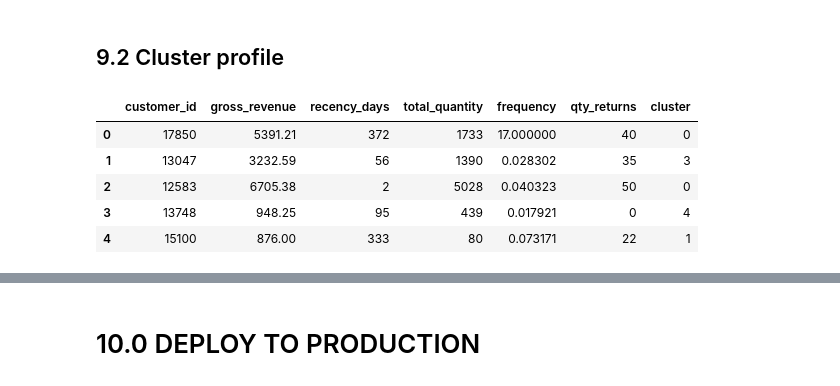
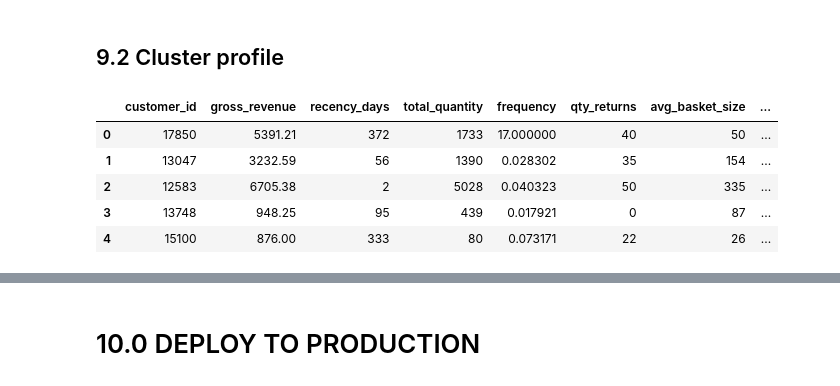
Before and after one commit to diegodinizf/insiders_clustering, a Jupyter notebook: reports/insiders_clustering_deploy_2022_10_26.ipynb, the cells around one changed output, grey strips where cells are left out. Drawn from its saved outputs; the diff is of its cells as text; code cells hidden in the pictures.

```diff
--- a/reports/insiders_clustering_deploy_2022_10_26.ipynb
+++ b/reports/insiders_clustering_deploy_2022_10_26.ipynb
@@ -361,13 +406,5 @@ dtype: int64
 # %%
 # df43 = df4.drop(columns=['customer_id'], axis=1).copy()
 
-cols_selected = ['customer_id', 'gross_revenue', 'recency_days', 'total_quantity', 'frequency', 'qty_returns']
+cols_selected = ['customer_id', 'gross_revenue', 'recency_days', 'total_quantity', 'frequency', 'qty_returns', 'avg_basket_size']
 df43 = df4[cols_selected].copy()
-# %%
-mm = pp.MinMaxScaler()
-
-df43['gross_revenue']      = mm.fit_transform(df43[['gross_revenue']])
-df43['recency_days']       = mm.fit_transform(df43[['recency_days']])
-df43['total_quantity']     = mm.fit_transform(df43[['total_quantity']])
-df43['frequency']          = mm.fit_transform(df43[['frequency']])
-df43['qty_returns']        = mm.fit_transform(df43[['qty_returns']])
@@ -386,10 +482,15 @@ X = df43.drop(columns=['customer_id', 'gross_revenue'], axis=1)
 y = df43['gross_revenue']
 
 # model definition
-rf_model = en.RandomForestRegressor(n_estimators=100, random_state=42)
+# rf_model = en.RandomForestRegressor(n_estimators=100, random_state=42)
 
 # model training
-rf_model.fit(X, y)
+# rf_model.fit(X, y)
+# rf_model = pickle.load(open('../models/rf_model.pkl', 'rb'))
+
+response_rf_model = s3client.get_object(Bucket='insiders-dataset-dnz', Key='rf_model.pkl')
+body_rf_model = response_rf_model['Body'].read()
+rf_model = pickle.loads(body_rf_model)
 
 # Leaf
 df_leaf = pd.DataFrame(rf_model.apply(X))
@@ -397,10 +498,19 @@ df_leaf = pd.DataFrame(rf_model.apply(X))
 # dataframe Leaf
 # %%
 # Reducer dimensionality
-reducer = umap.UMAP(n_neighbors=90, random_state=42)
-embedding = reducer.fit_transform(df_leaf)
+# reducer = umap.UMAP(n_neighbors=90, random_state=42)
+
+# reducer = pickle.load(open('../features/umap_reducer.pkl', 'rb'))
+
+response_reducer = s3client.get_object(Bucket='insiders-dataset-dnz', Key='umap_reducer.pkl')
+body_reducer = response_reducer['Body'].read()
+reducer = pickle.loads(body_reducer)
+
+embedding = reducer.transform(df_leaf)
 
 # embedding
 df_tree = pd.DataFrame()
 df_tree['embedding_x'] = embedding[:, 0]
 df_tree['embedding_y'] = embedding[:, 1]
+
+sns.scatterplot('embedding_x', 'embedding_y', data=df_tree)
@@ -444,23 +556,25 @@ SS value: 0.5715615749359131
 # %%
 df92 = df4[cols_selected].copy()
 df92['cluster'] = labels
 df92.head()
 
 # change the types
 df92['recency_days'] = df92['recency_days'].astype(np.int64)
 df92['total_quantity'] = df92['total_quantity'].astype(np.int64)
 df92['qty_returns'] = df92['qty_returns'].astype(np.int64)
+df92['avg_basket_size'] = df92['avg_basket_size'].astype(np.int64)
+df92['cluster'] = df92['cluster'].astype(np.int64)
 
 # df92['last_training_timestamp'] = datetime.now().strftime('%Y-%m-%d %H:%M:%S')
 
 df92.head()
 # %% [output]
-|  | customer_id | gross_revenue | recency_days | total_quantity | frequency | qty_returns | cluster |
-| 0 | 17850 | 5391.21 | 372 | 1733 | 17.000000 | 40 | 0 |
-| 1 | 13047 | 3232.59 | 56 | 1390 | 0.028302 | 35 | 3 |
-| 2 | 12583 | 6705.38 | 2 | 5028 | 0.040323 | 50 | 0 |
-| 3 | 13748 | 948.25 | 95 | 439 | 0.017921 | 0 | 4 |
-| 4 | 15100 | 876.00 | 333 | 80 | 0.073171 | 22 | 1 |
+|  | customer_id | gross_revenue | recency_days | total_quantity | frequency | qty_returns | avg_basket_size | ... |
+| 0 | 17850 | 5391.21 | 372 | 1733 | 17.000000 | 40 | 50 | ... |
+| 1 | 13047 | 3232.59 | 56 | 1390 | 0.028302 | 35 | 154 | ... |
+| 2 | 12583 | 6705.38 | 2 | 5028 | 0.040323 | 50 | 335 | ... |
+| 3 | 13748 | 948.25 | 95 | 439 | 0.017921 | 0 | 87 | ... |
+| 4 | 15100 | 876.00 | 333 | 80 | 0.073171 | 22 | 26 | ... |
 # %%
 # number of customers
 df_cluster = df92[['customer_id','cluster']].groupby('cluster').count().reset_index()
```
Also changed, not shown: parts of 21 cells of this notebook, 2 other files.
